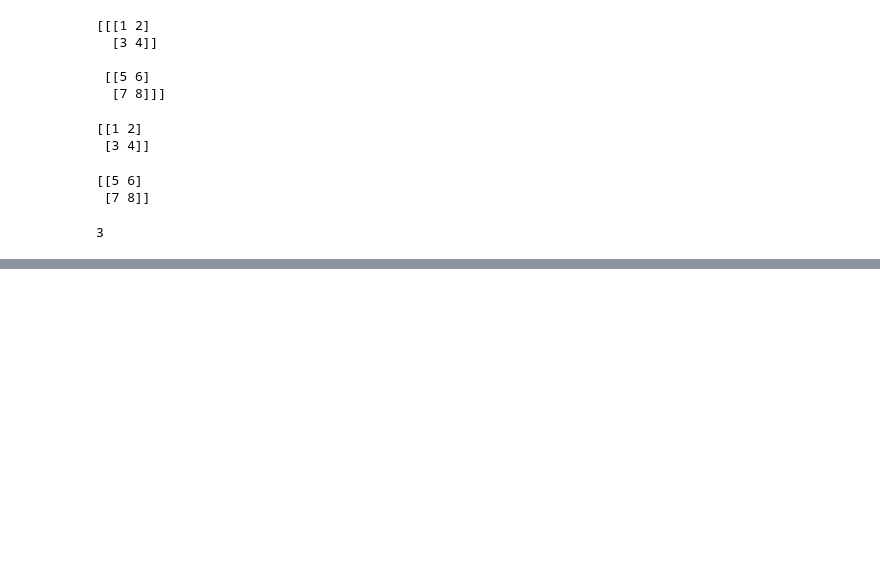
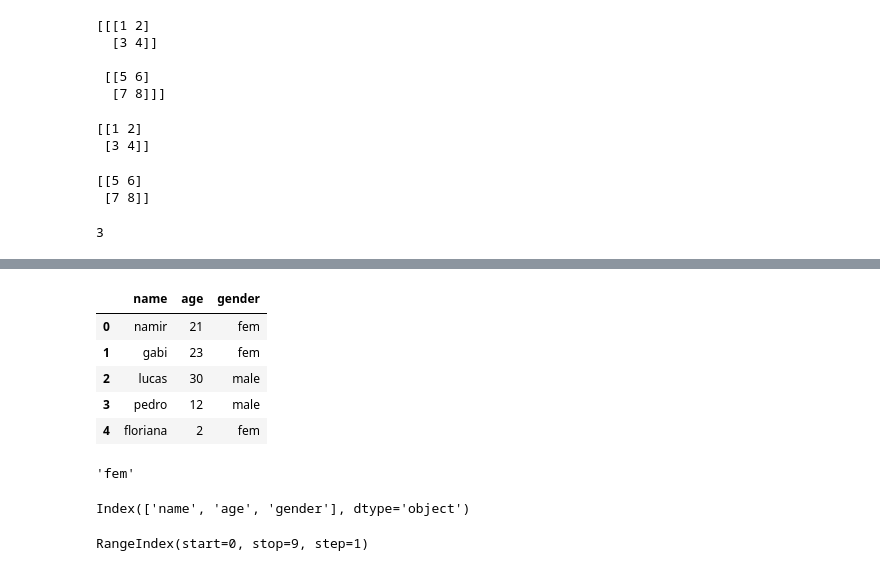
Before and after one commit to metsumesquita/Python_resumo, a Jupyter notebook: vetor,tuplas_e_matrizes.ipynb, the cells around one changed output, grey strips where cells are left out. Saved outputs shown, nothing was run; the diff lists cells and outputs as text; code cells hidden in the pictures; blank space fills up the shorter version.

```diff
--- a/vetor,tuplas_e_matrizes.ipynb
+++ b/vetor,tuplas_e_matrizes.ipynb
@@ -206,0 +301,9 @@ print(a3D.ndim)
+# %%
+import pandas as pd
+data={
+    "name":['namir','gabi','lucas','pedro','floriana','kaius','bernado','fernanda','linus'],
+    "age":[21,23,30,12,2,27,40,21,30],
+    "gender":['fem','fem','male','male','fem','male','male','female','male']
+}
+# %%
+df=pd.DataFrame(data)
@@ -206,0 +323,24 @@ print(a3D.ndim)
+# %%
+df.head()
+# %% [output]
+|  | name | age | gender |
+| 0 | namir | 21 | fem |
+| 1 | gabi | 23 | fem |
+| 2 | lucas | 30 | male |
+| 3 | pedro | 12 | male |
+| 4 | floriana | 2 | fem |
+# %%
+#linha 1 coluna 2
+#coluna 2 = gender
+#a linha 1 é a gabi
+df.iloc[1,2]
+# %% [output]
+'fem'
+# %%
+df.columns
+# %% [output]
+Index(['name', 'age', 'gender'], dtype='object')
+# %%
+df.index
+# %% [output]
+RangeIndex(start=0, stop=9, step=1)
```
Also changed, not shown: parts of 25 cells of this notebook.
